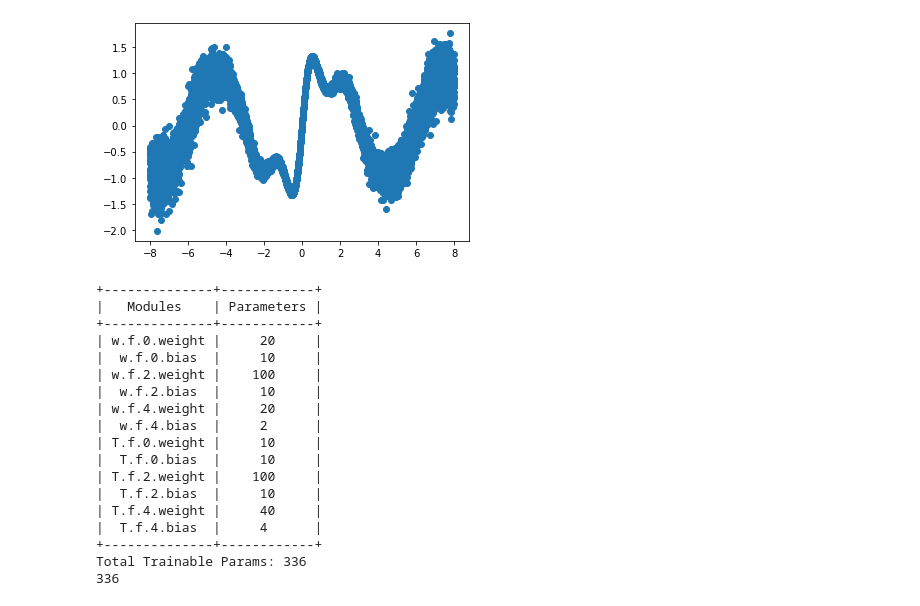
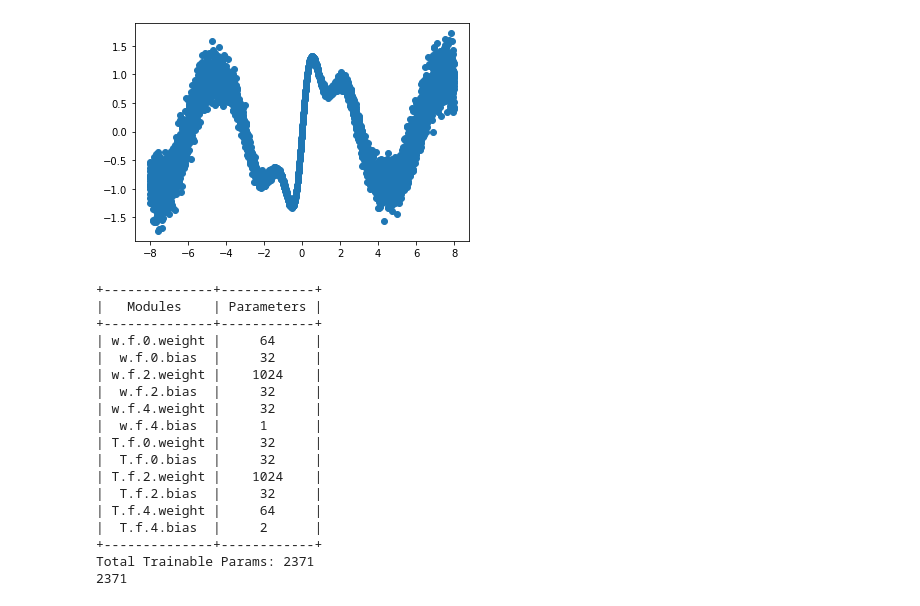
Before and after one commit to ElouanARGOUARCH/SBI, a Jupyter notebook: Mala on nn.module parameters conditional density estimation.ipynb, the cells around one changed output. Saved outputs shown, nothing was run; the diff lists cells and outputs as text; code cells hidden in the pictures.

```diff
--- a/Mala on nn.module parameters conditional density estimation.ipynb
+++ b/Mala on nn.module parameters conditional density estimation.ipynb
@@ -4,17 +4,17 @@
 from targets.conditional_density_estimation_target import *
 # %%
 target = Wave()
-theta = target.sample_prior(10000)
+theta = target.sample_prior(5000)
 x = target.simulate(theta)
 fig = plt.scatter(theta.squeeze(-1).numpy(), x.squeeze(-1).numpy())
 plt.show()
 # %% [output]
-[figure, old version]
+[figure, new version]
 # %%
 from models_dif import ConditionalDIFDensityEstimator
 architecture = ConditionalDIFDensityEstimator
-K = 2
-hidden_dimensions = [10,10]
+K = 1
+hidden_dimensions = [32,32]
 from prettytable import PrettyTable
 
 def count_parameters():
@@ -36,18 +36,18 @@ print(number_param)
 +--------------+------------+
 |   Modules    | Parameters |
 +--------------+------------+
-| w.f.0.weight |     20     |
-|  w.f.0.bias  |     10     |
-| w.f.2.weight |    100     |
-|  w.f.2.bias  |     10     |
-| w.f.4.weight |     20     |
-|  w.f.4.bias  |     2      |
-| T.f.0.weight |     10     |
-|  T.f.0.bias  |     10     |
-| T.f.2.weight |    100     |
-|  T.f.2.bias  |     10     |
-| T.f.4.weight |     40     |
-|  T.f.4.bias  |     4      |
+| w.f.0.weight |     64     |
+|  w.f.0.bias  |     32     |
+| w.f.2.weight |    1024    |
+|  w.f.2.bias  |     32     |
+| w.f.4.weight |     32     |
+|  w.f.4.bias  |     1      |
+| T.f.0.weight |     32     |
+|  T.f.0.bias  |     32     |
+| T.f.2.weight |    1024    |
+|  T.f.2.bias  |     32     |
+| T.f.4.weight |     64     |
+|  T.f.4.bias  |     2      |
 +--------------+------------+
-Total Trainable Params: 336
-336
+Total Trainable Params: 2371
+2371
```
Also changed, not shown: parts of 2 cells of this notebook, 10 other files.
